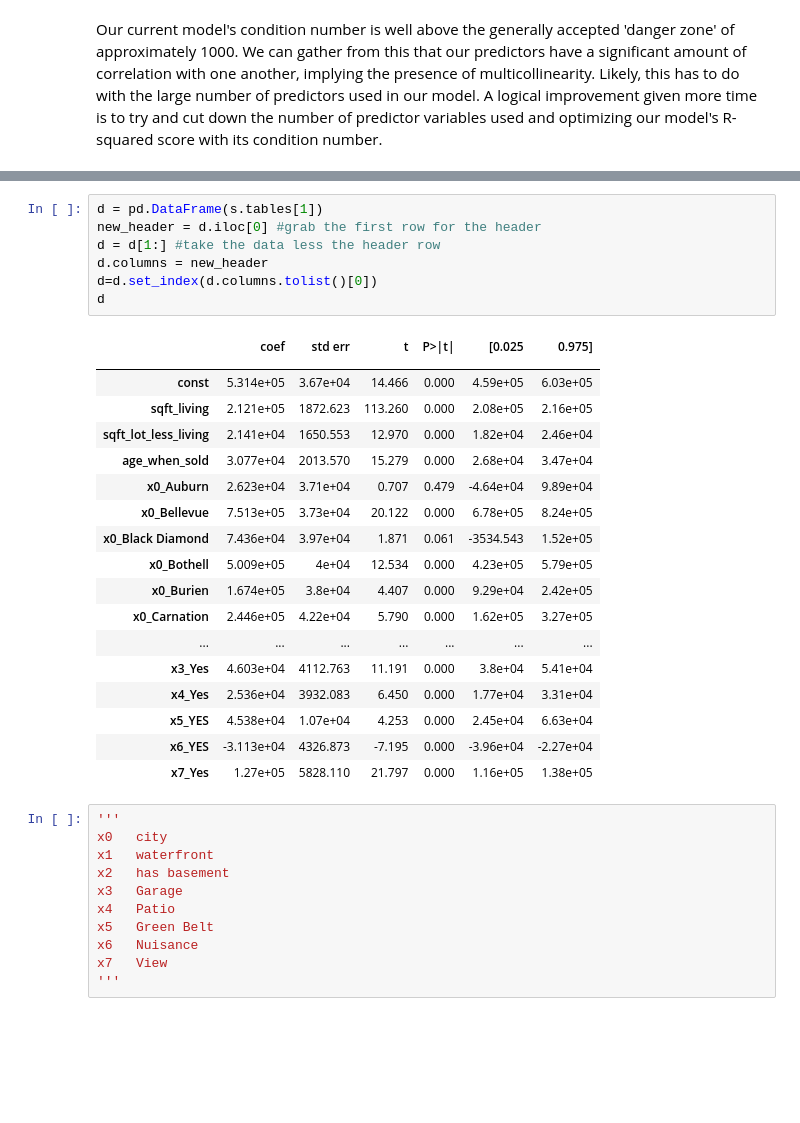
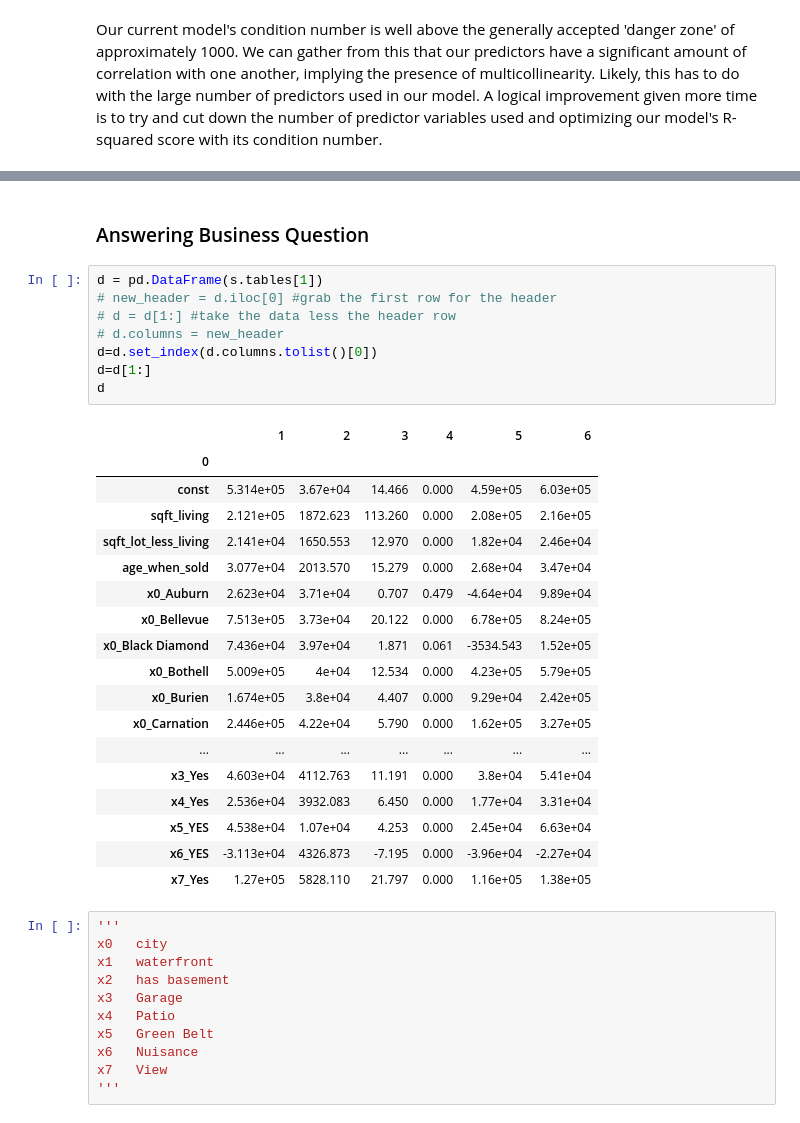
Before and after one commit to ilanhaskel/Real_Estate_Sale_Price_Predictor, a Jupyter notebook: eda_clean_ilan_assumptions-AddNate2.ipynb, the cells around one changed output, grey strips where cells are left out. Cells and saved outputs as stored; diff of their text form; blank space fills up the shorter version.

```diff
--- a/eda_clean_ilan_assumptions-AddNate2.ipynb
+++ b/eda_clean_ilan_assumptions-AddNate2.ipynb
@@ -1563,16 +1558,19 @@ OLS Regression Results
 | Kurtosis: | 5.521 | Cond. No. | 269. |
 Notes:
 [1] Standard Errors assume that the covariance matrix of the errors is correctly specified.
+# %% [markdown]
+### Answering Business Question
 # %%
 d = pd.DataFrame(s.tables[1])
-new_header = d.iloc[0] #grab the first row for the header
-d = d[1:] #take the data less the header row
-d.columns = new_header
+# new_header = d.iloc[0] #grab the first row for the header
+# d = d[1:] #take the data less the header row
+# d.columns = new_header
 d=d.set_index(d.columns.tolist()[0])
+d=d[1:]
 d
 # %% [output]
-|  | coef | std err | t | P>|t| | [0.025 | 0.975] |
-|  |  |  |  |  |  |  |
+|  | 1 | 2 | 3 | 4 | 5 | 6 |
+| 0 |  |  |  |  |  |  |
 | const | 5.314e+05 | 3.67e+04 | 14.466 | 0.000 | 4.59e+05 | 6.03e+05 |
 | sqft_living | 2.121e+05 | 1872.623 | 113.260 | 0.000 | 2.08e+05 | 2.16e+05 |
 | sqft_lot_less_living | 2.141e+04 | 1650.553 | 12.970 | 0.000 | 1.82e+04 | 2.46e+04 |
```
Also changed, not shown: parts of 42 cells of this notebook.
